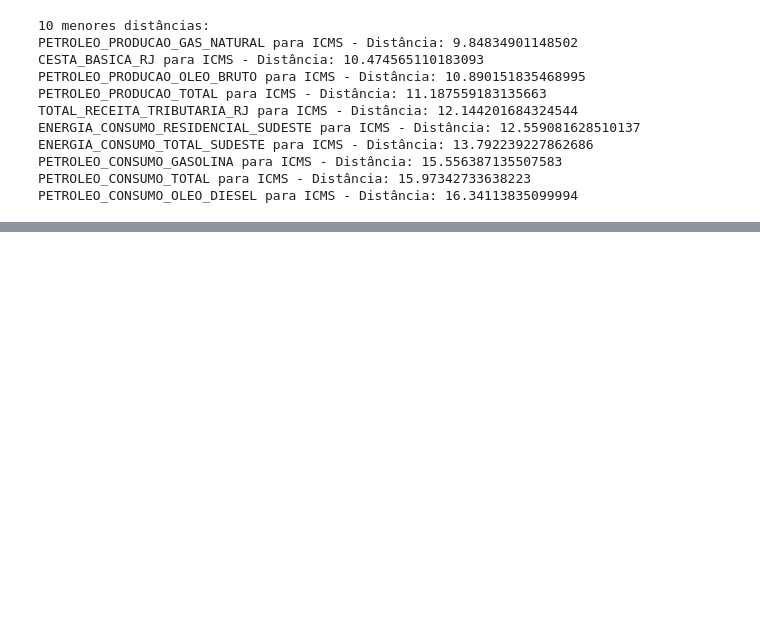
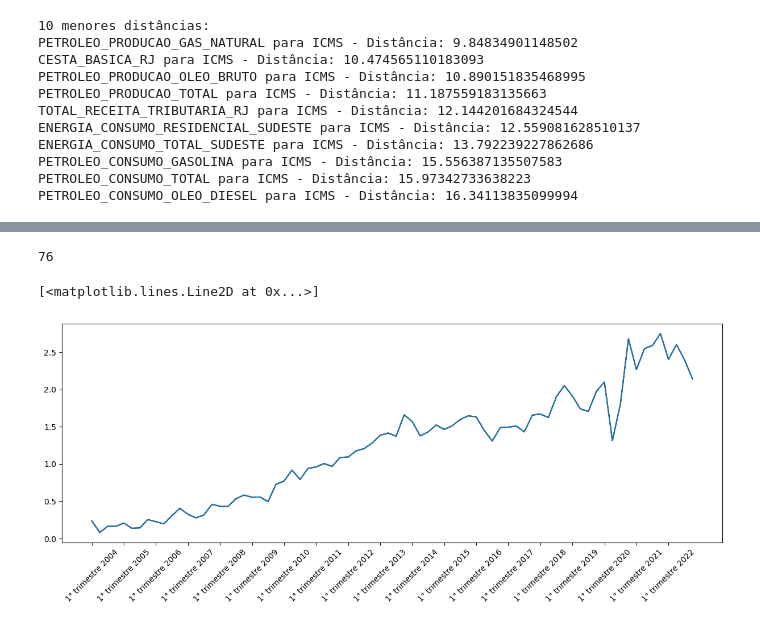
Before and after one commit to JPVercosa/icms-prediction, a Jupyter notebook: notebooks/dtw.ipynb, the cells around one changed output, grey strips where cells are left out. Saved outputs shown, nothing was run; the diff lists cells and outputs as text; code cells hidden in the pictures; blank space fills up the shorter version.

```diff
--- a/notebooks/dtw.ipynb
+++ b/notebooks/dtw.ipynb
@@ -99,0 +156,18 @@ best_series.head()
+# %%
+#Arrecadação trimestral
+trimestral = []
+for i in range(0, len(saida), 3):
+    trimestral.append(sum(saida[i:i+3]))
+print(len(trimestral))
+lgd = ['1', '2', '3', '4']
+plt.figure(figsize=(15, 5))
+plt.plot(trimestral, label='ICMS', color='black')
+true_lgd = []
+for i in range(2004, 2023):
+    true_lgd.append(lgd[0] + '° trimestre ' + str(i))
+plt.xticks(np.arange(0, 76, 4), true_lgd, rotation=45)
+plt.plot(trimestral)
+# %% [output]
+76
+[<matplotlib.lines.Line2D at 0x...>]
+[figure, added]
```
Also changed, not shown: parts of 5 cells of this notebook.
